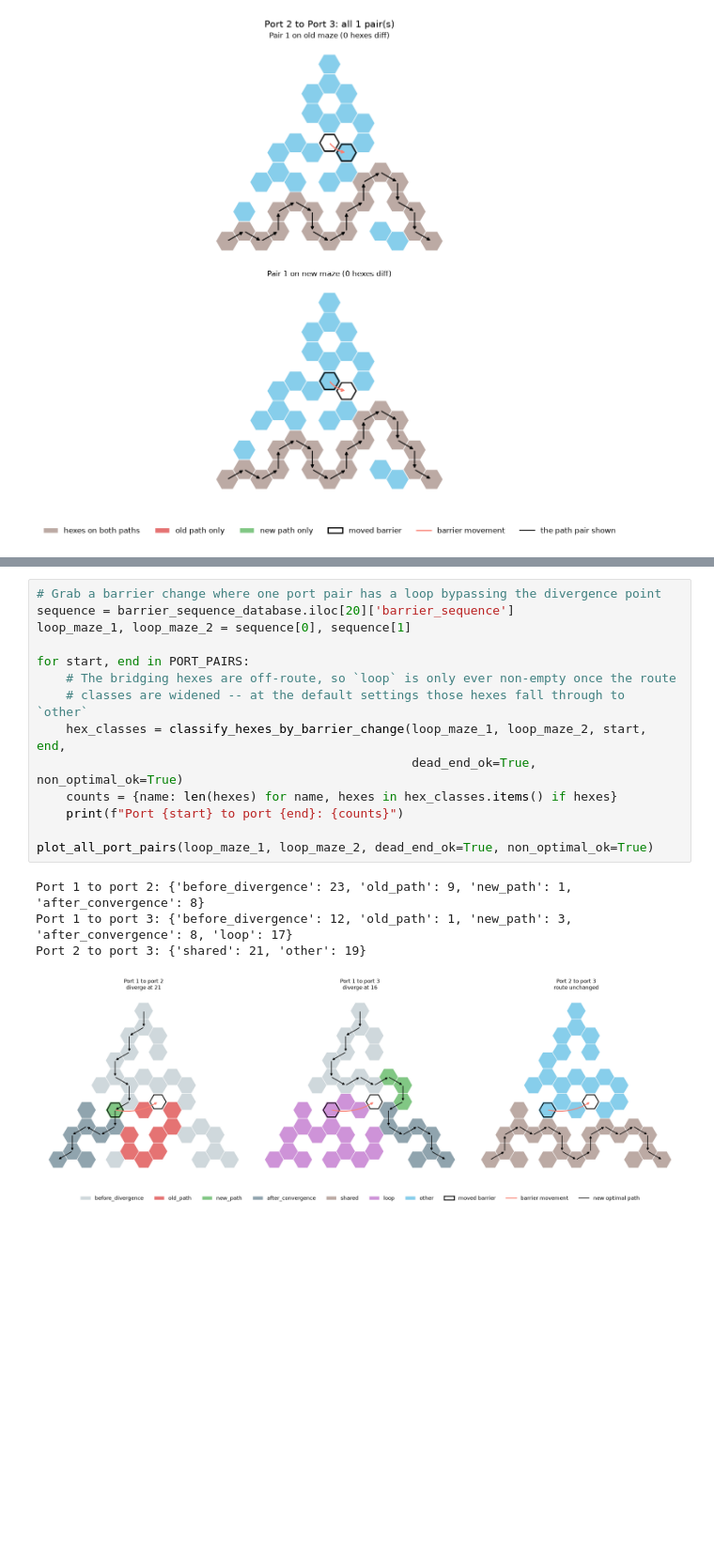
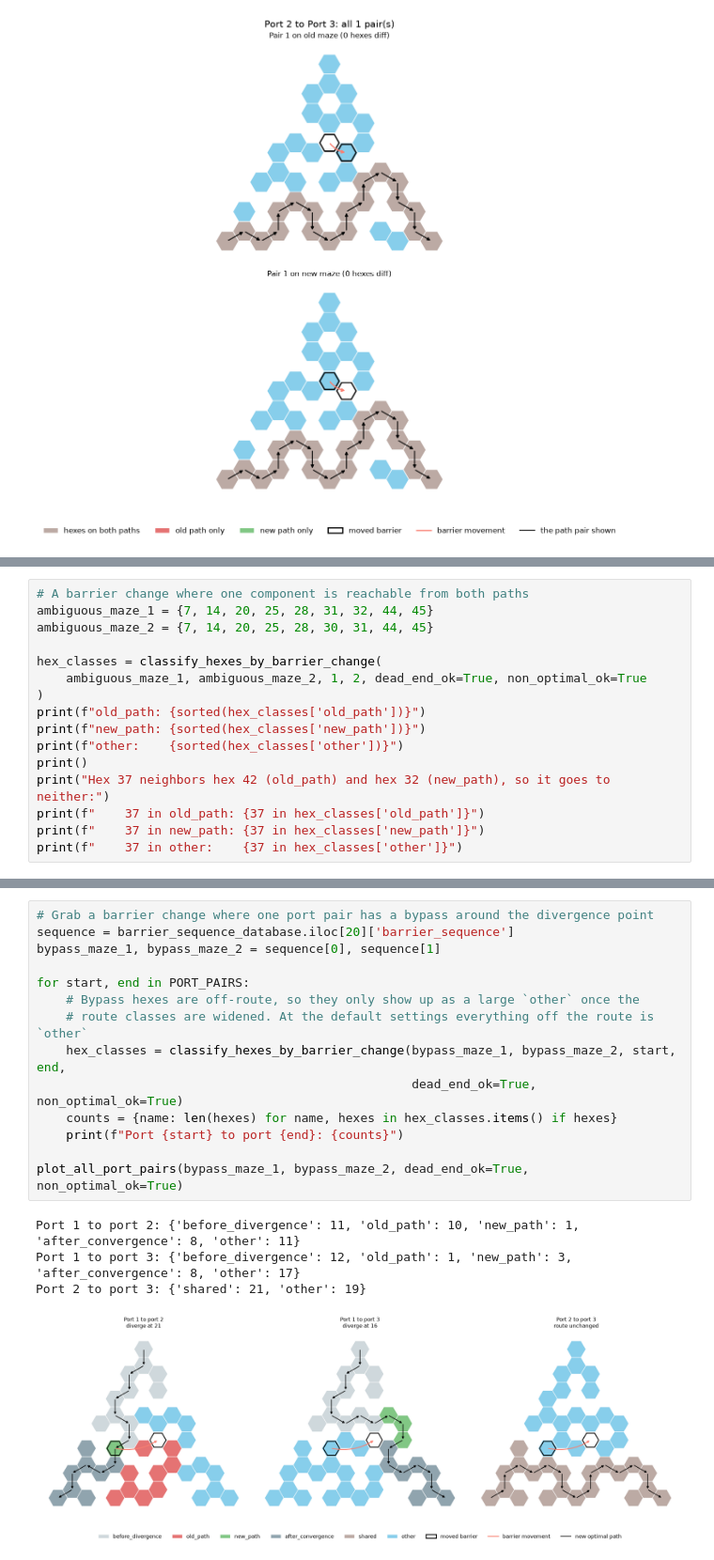
Before and after one commit to calderast/Hex-maze, a Jupyter notebook: Tutorials/12_Compare_Maze_Paths.ipynb, the cells around one changed output, grey strips where cells are left out. Shown at 94% size. Saved outputs shown, nothing was run; the diff lists cells and outputs as text; blank space fills up the shorter version.

Commit message:
Clean up old/new path classifications

```diff
--- a/Tutorials/12_Compare_Maze_Paths.ipynb
+++ b/Tutorials/12_Compare_Maze_Paths.ipynb
@@ -544,0 +576,16 @@ plot_all_port_pairs(maze_1, maze_2, dead_end_ok=True, non_optimal_ok=True)
+# %%
+# A barrier change where one component is reachable from both paths
+ambiguous_maze_1 = {7, 14, 20, 25, 28, 31, 32, 44, 45}
+ambiguous_maze_2 = {7, 14, 20, 25, 28, 30, 31, 44, 45}
+
+hex_classes = classify_hexes_by_barrier_change(
+    ambiguous_maze_1, ambiguous_maze_2, 1, 2, dead_end_ok=True, non_optimal_ok=True
+)
+print(f"old_path: {sorted(hex_classes['old_path'])}")
+print(f"new_path: {sorted(hex_classes['new_path'])}")
+print(f"other:    {sorted(hex_classes['other'])}")
+print()
+print("Hex 37 neighbors hex 42 (old_path) and hex 32 (new_path), so it goes to neither:")
+print(f"    37 in old_path: {37 in hex_classes['old_path']}")
+print(f"    37 in new_path: {37 in hex_classes['new_path']}")
+print(f"    37 in other:    {37 in hex_classes['other']}")
@@ -562,19 +619,19 @@ Below, ports 1 and 3 hit this case: the purple `loop` hexes are a long arc joini
 # %%
-# Grab a barrier change where one port pair has a loop bypassing the divergence point
+# Grab a barrier change where one port pair has a bypass around the divergence point
 sequence = barrier_sequence_database.iloc[20]['barrier_sequence']
-loop_maze_1, loop_maze_2 = sequence[0], sequence[1]
+bypass_maze_1, bypass_maze_2 = sequence[0], sequence[1]
 
 for start, end in PORT_PAIRS:
-    # The bridging hexes are off-route, so `loop` is only ever non-empty once the route
-    # classes are widened -- at the default settings those hexes fall through to `other`
-    hex_classes = classify_hexes_by_barrier_change(loop_maze_1, loop_maze_2, start, end,
+    # Bypass hexes are off-route, so they only show up as a large `other` once the
+    # route classes are widened. At the default settings everything off the route is `other`
+    hex_classes = classify_hexes_by_barrier_change(bypass_maze_1, bypass_maze_2, start, end,
                                                    dead_end_ok=True, non_optimal_ok=True)
     counts = {name: len(hexes) for name, hexes in hex_classes.items() if hexes}
     print(f"Port {start} to port {end}: {counts}")
 
-plot_all_port_pairs(loop_maze_1, loop_maze_2, dead_end_ok=True, non_optimal_ok=True)
+plot_all_port_pairs(bypass_maze_1, bypass_maze_2, dead_end_ok=True, non_optimal_ok=True)
 # %% [output]
-Port 1 to port 2: {'before_divergence': 23, 'old_path': 9, 'new_path': 1, 'after_convergence': 8}
-Port 1 to port 3: {'before_divergence': 12, 'old_path': 1, 'new_path': 3, 'after_convergence': 8, 'loop': 17}
+Port 1 to port 2: {'before_divergence': 11, 'old_path': 10, 'new_path': 1, 'after_convergence': 8, 'other': 11}
+Port 1 to port 3: {'before_divergence': 12, 'old_path': 1, 'new_path': 3, 'after_convergence': 8, 'other': 17}
 Port 2 to port 3: {'shared': 21, 'other': 19}
-[figure, old version]
+[figure, new version]
```
Also changed, not shown: parts of 11 cells of this notebook, 1 other file.
